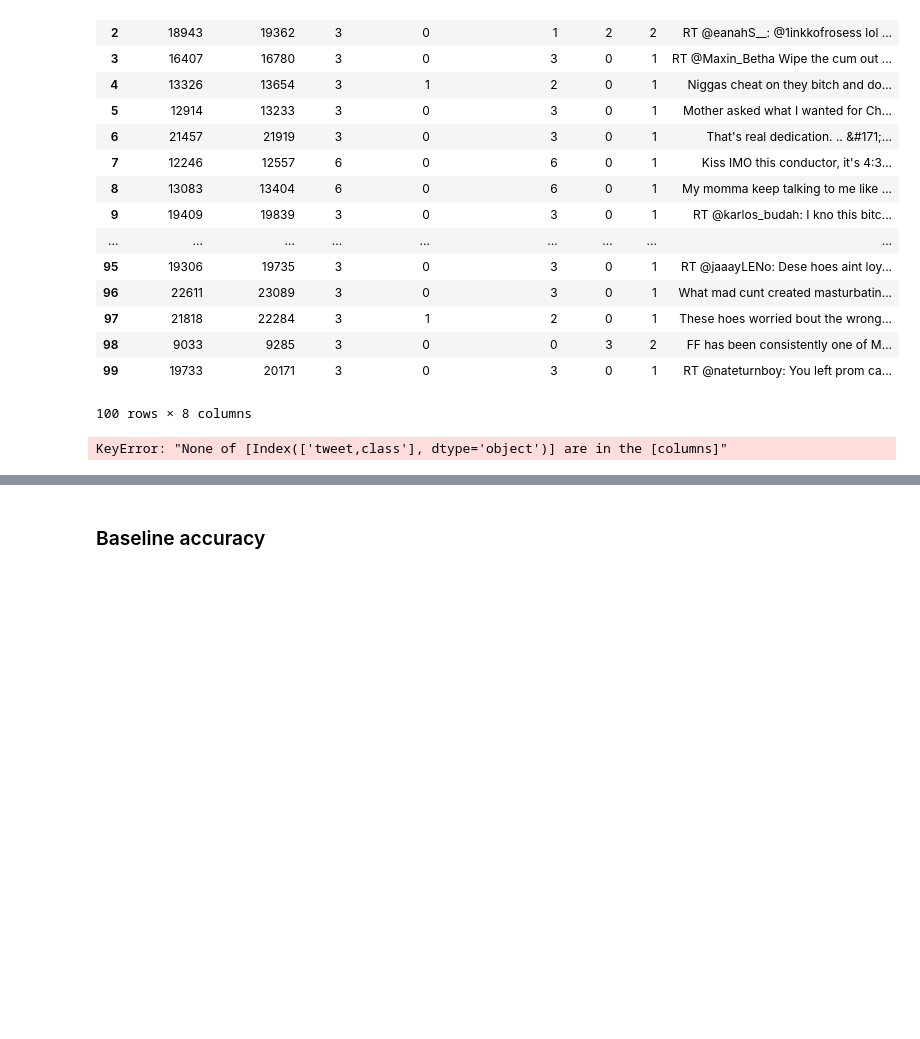
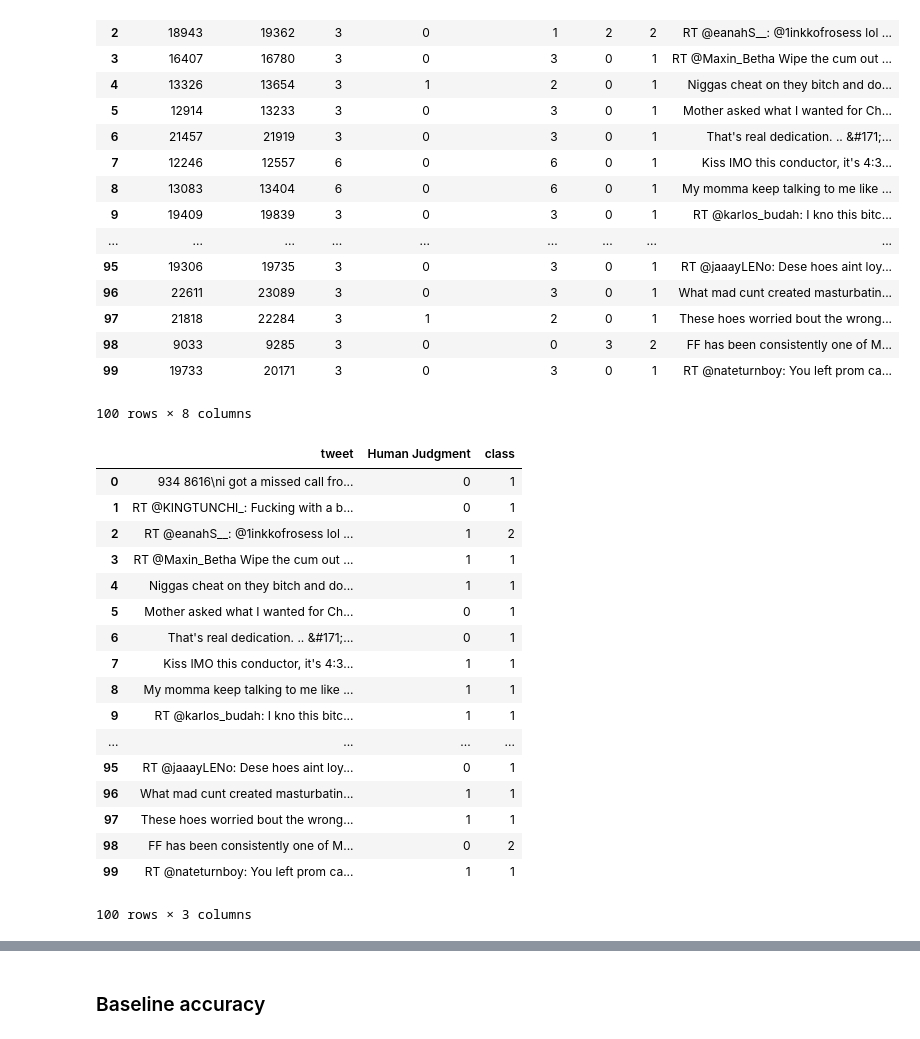
Before and after one commit to pratyushaj/abusive-language-online, a Jupyter notebook: misc/Oracle and Baseline Accuracy.ipynb, the cells around one changed output, grey strips where cells are left out. Cells and saved outputs as stored; diff of their text form; code cells hidden in the pictures; blank space fills up the shorter version.

```diff
--- a/misc/Oracle and Baseline Accuracy.ipynb
+++ b/misc/Oracle and Baseline Accuracy.ipynb
@@ -40,9 +40,26 @@ gold
 | 99 | 19733 | 20171 | 3 | 0 | 3 | 0 | 1 | RT @nateturnboy: You left prom ca... |
 100 rows × 8 columns
 # %%
-oracle[['tweet','Human Judgment']].merge(gold[['tweet,class']],on='tweet')
+oracle[['tweet','Human Judgment']].merge(gold[['tweet','class']],on='tweet')
 # %% [output]
+|  | tweet | Human Judgment | class |
+| 0 | 934 8616\ni got a missed call fro... | 0 | 1 |
+| 1 | RT @KINGTUNCHI_: Fucking with a b... | 0 | 1 |
+| 2 | RT @eanahS__: @1inkkofrosess lol ... | 1 | 2 |
+| 3 | RT @Maxin_Betha Wipe the cum out ... | 1 | 1 |
+| 4 | Niggas cheat on they bitch and do... | 1 | 1 |
+| 5 | Mother asked what I wanted for Ch... | 0 | 1 |
+| 6 | That's real dedication. .. &#171;... | 0 | 1 |
+| 7 | Kiss IMO this conductor, it's 4:3... | 1 | 1 |
+| 8 | My momma keep talking to me like ... | 1 | 1 |
+| 9 | RT @karlos_budah: I kno this bitc... | 1 | 1 |
+| ... | ... | ... | ... |
+| 95 | RT @jaaayLENo: Dese hoes aint loy... | 0 | 1 |
+| 96 | What mad cunt created masturbatin... | 1 | 1 |
+| 97 | These hoes worried bout the wrong... | 1 | 1 |
+| 98 | FF has been consistently one of M... | 0 | 2 |
+| 99 | RT @nateturnboy: You left prom ca... | 1 | 1 |
-KeyError: "None of [Index(['tweet,class'], dtype='object')] are in the [columns]"
+100 rows × 3 columns
 # %%
 finalJudgments = oracle[['tweet','Human Judgment']].merge(gold[['tweet','class']],on='tweet')
 # %%
```
Also changed, not shown: parts of 11 cells of this notebook, 1 other file.
